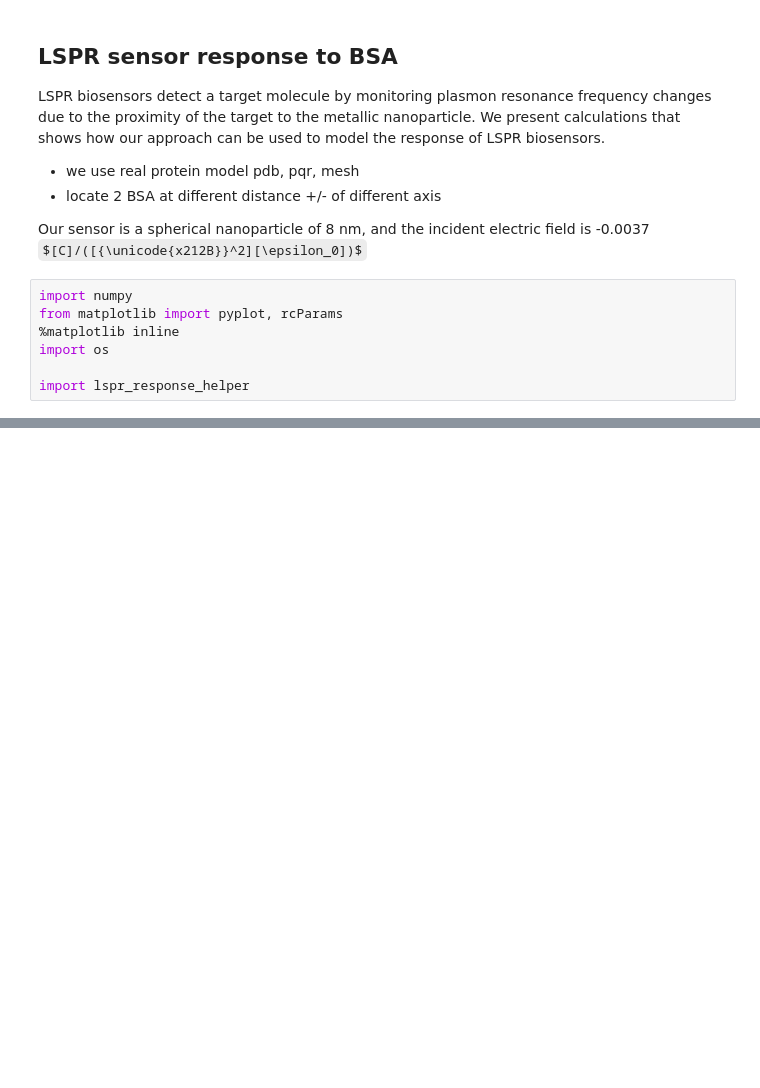
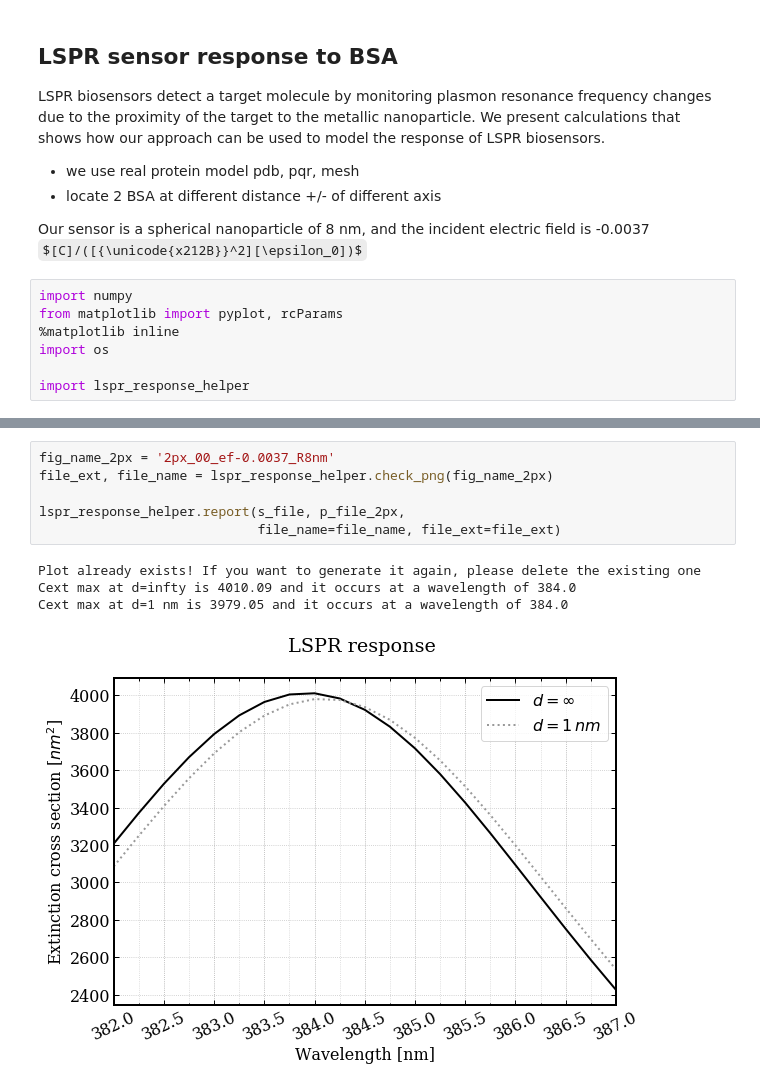
Before and after one commit to barbagroup/pygbe_lspr, a Jupyter notebook: paper/BSA_silver_NP_LSPR_response/LSPR_response_to_BSA.ipynb, the cells around one changed output, grey strips where cells are left out. Cells and saved outputs as stored; diff of their text form; some formulas as TeX source; blank space fills up the shorter version.

Commit message:
Add vis and plots

```diff
--- a/paper/BSA_silver_NP_LSPR_response/LSPR_response_to_BSA.ipynb
+++ b/paper/BSA_silver_NP_LSPR_response/LSPR_response_to_BSA.ipynb
@@ -40,0 +48,11 @@ Cext max at d=1 nm is 3901.06 and it occurs at a wavelength of 384.5
+# %%
+fig_name_2px = '2px_00_ef-0.0037_R8nm'
+file_ext, file_name = lspr_response_helper.check_png(fig_name_2px)
+
+lspr_response_helper.report(s_file, p_file_2px,
+                            file_name=file_name, file_ext=file_ext)
+# %% [output]
+Plot already exists! If you want to generate it again, please delete the existing one
+Cext max at d=infty is 4010.09 and it occurs at a wavelength of 384.0
+Cext max at d=1 nm is 3979.05 and it occurs at a wavelength of 384.0
+[figure, added]
```
Also changed, not shown: parts of 11 cells of this notebook.
